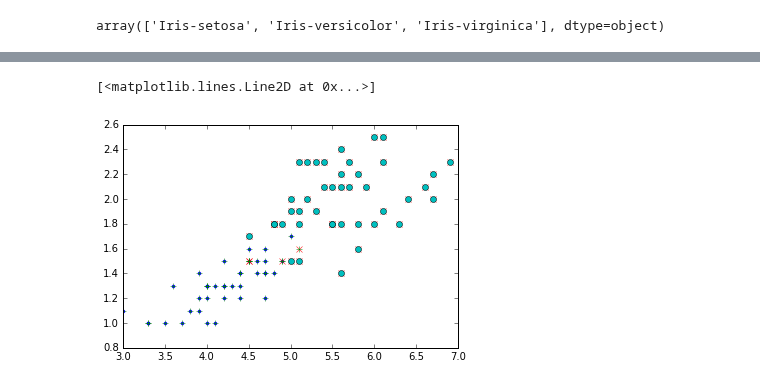
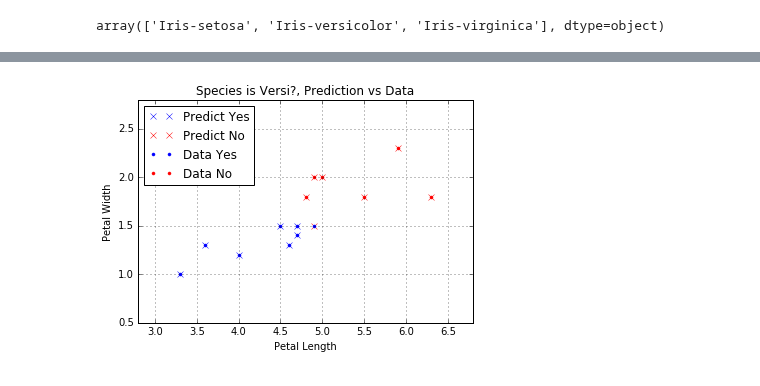
Before and after one commit to sspickle/sci-comp-notebooks, a Jupyter notebook: P12-MachineLearning.ipynb, the cells around one changed output, grey strips where cells are left out. Saved outputs shown, nothing was run; the diff lists cells and outputs as text; code cells hidden in the pictures.

```diff
--- a/P12-MachineLearning.ipynb
+++ b/P12-MachineLearning.ipynb
@@ -113,0 +254,19 @@ Test performance: 1.000000
+# %%
+w = rand(len(x[0]))*.05  # random array of "small" weights
+
+err_test=[]
+err_train=[]
+train_iters=2000
+for i in range(train_iters):
+    err_train.append(train(y, x, w))
+    err_test.append(test(yt, xt, w))
+
+title("Training and Testing Errors")
+plot(range(train_iters),err_train,'b.',label="Train")
+plot(range(train_iters),err_test,'rx',label="Test")
+ylabel("Total Error")
+xlabel("Iteration")
+legend()
+grid()
+
+print("Test performance: %f with %d samples" % ((1.0 - err_test[-1]/len(yt)),len(yt)))
@@ -114,16 +276,24 @@ Test performance: 1.000000
 # %%
 vals=[]
-for i in range(len(x)):
-    vals.append((x[i,1],x[i,2],x[i].dot(w),y[i]))
+for i in range(len(xt)):
+    vals.append((xt[i,1],xt[i,2],xt[i].dot(w),yt[i]))
 z=array(vals,).T
-gr=z[2]>0.0
-lt=True^gr
-plot(z[0,gr],z[1,gr],'b.')
-plot(z[0,lt],z[1,lt],'rx')
-foo=z[3]>0
-nfoo=True^foo
-plot(z[0,foo],z[1,foo],'g+')
-plot(z[0,nfoo],z[1,nfoo],'co')
+gr=z[2]>=0.0
+lt=invert(gr)
+plot(z[0,gr],z[1,gr],'bx',label="Predict Yes") # show predictions of model with red and blue 'x's
+plot(z[0,lt],z[1,lt],'rx',label="Predict No")
+gr=z[3]>=0.0
+lt=invert(gr)
+
+xlim(min(xt[:,1])-.5,max(xt[:,1])+.5)
+ylim(min(xt[:,2])-.5,max(xt[:,2])+.5)
+
+plot(z[0,gr],z[1,gr],'b.',label="Data Yes") # show actual data with red and blue dots
+plot(z[0,lt],z[1,lt],'r.',label="Data No")
+legend(loc=2)
+xlabel("Petal Length")
+ylabel("Petal Width")
+title("Species is Versi?, Prediction vs Data")
+grid()
 # %% [output]
-[<matplotlib.lines.Line2D at 0x...>]
-[figure, old version]
+[figure, new version]
```
Also changed, not shown: parts of 20 cells of this notebook.
